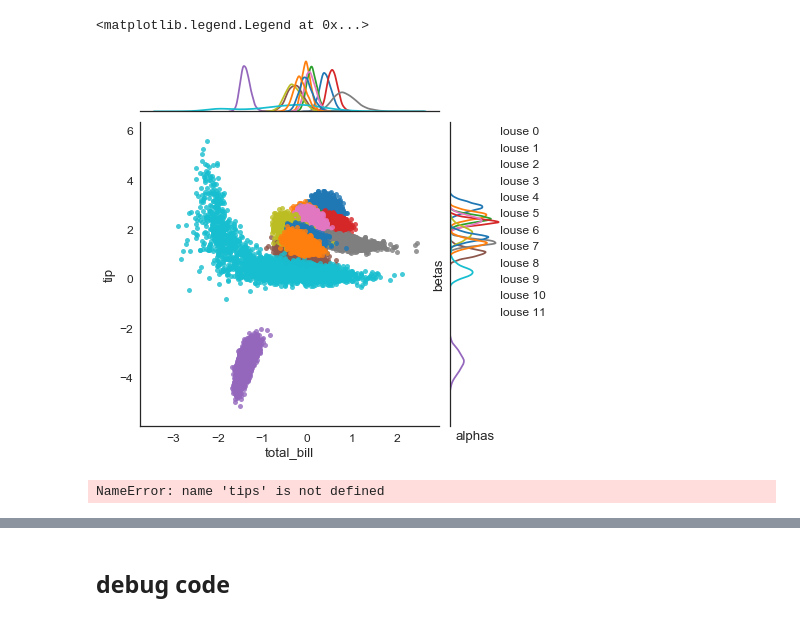
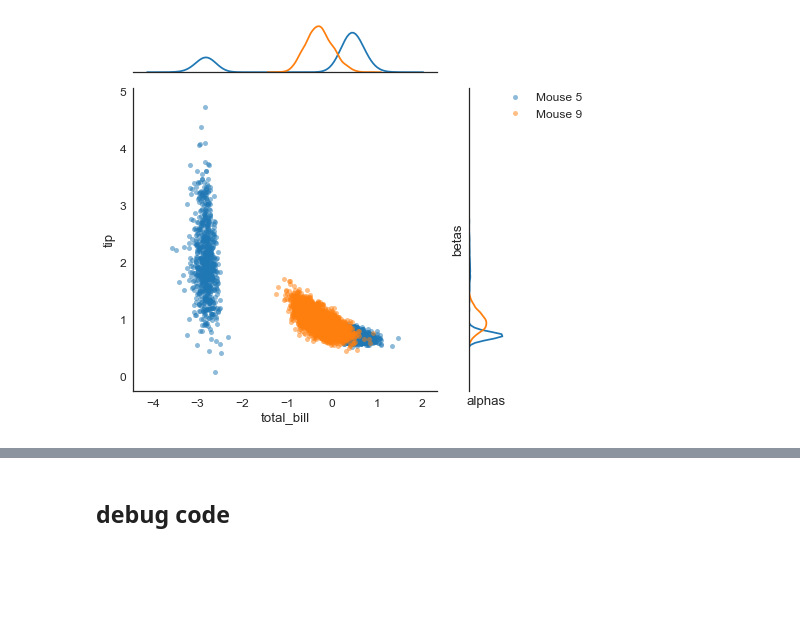
Before and after one commit to rachelstephlee/qlearning, a Jupyter notebook: BehavioralFit2.ipynb, the cells around one changed output, grey strips where cells are left out. Saved outputs shown, nothing was run; the diff lists cells and outputs as text; code cells hidden in the pictures; blank space fills up the shorter version.

```diff
--- a/BehavioralFit2.ipynb
+++ b/BehavioralFit2.ipynb
@@ -94,3 +100,3 @@ for mouse_id in np.unique(data['MouseID']):
 # %%
-df_trials = pd.DataFrame(data_t, columns = ('MouseID', 'Trial', 'Action', 'Reward', 'TrialStart', 'TrialEnd')) # , 'LeverPress'))
-df_trials['TrialLen'] = df_trials['TrialEnd'] - df_trials['TrialStart']
+df_trials = pd.DataFrame(data_t, columns = ('MouseID', 'Trial', 'Action', 'Reward', 'TrialStart',
+                                             'Session', 'RecordLoc'))
@@ -98,14 +108,14 @@ df_trials['TrialLen'] = df_trials['TrialEnd'] - df_trials['TrialStart']
 NS = len(np.unique(df_trials['MouseID']))
 
 NT = max(df_trials.groupby('MouseID').count()['Trial'])
-NT_all = df_trials.groupby('MouseID').count()['Trial'].values
+NT_all = df_trials.groupby('MouseID').count()['Trial']
 
 c_str = np.empty([NS, NT], 'str')
 r = np.empty([NS, NT], int)
 r.fill(-1) # init with nan to ensure that shorter trials dont' get false data
-for s in np.arange(NS):
-    c_str[s, :NT_all[s]] = (df_trials[df_trials['MouseID'] == s])['Action'].values
-    r[s, :NT_all[s]] = (df_trials[df_trials['MouseID'] == s])['Reward'].values
+for i, s in enumerate(np.unique(df_trials['MouseID'])):
+    c_str[i, :NT_all[s]] = (df_trials[df_trials['MouseID'] == s])['Action'].values
+    r[i, :NT_all[s]] = (df_trials[df_trials['MouseID'] == s])['Reward'].values
 
 c = np.empty([NS, NT], int)
 c.fill(-1)
@@ -113,8 +123,12 @@ c.fill(-1)
 c[c_str == 'C'] = 0;
 c[c_str == 'I'] = 1;
 
+# NT_all[0] = NT_all[0] - 2
+# r[0,:-2] = r[0, 2:]
+# c[0,:-2] = c[0, 2:]
 standata = {'NS':NS,'NT':NT,'NT_all':NT_all,
            'r':r, 'c':c}
 
 # pystan.stan_rdump(standata, 'rl_behavioral.data.R')
+# pickle.dump( standata, open( "standata.p", "wb" ) )
 # %%
@@ -171,5 +191,5 @@ convergence, Rhat=1).
 # with open(os.path.join('data/' 'StanFit.pickle'), 'wb') as fn: cPickle.dump(extract, fn)
 # %%
 import pickle
-extract = pickle.load( open( "data/StanFit.pickle", "rb" ) )
-summary = pd.DataFrame.from_csv("data/summary.csv")
+extract = pickle.load( open( "data/m1_small_seed4/StanFit_full_seed4.pickle", "rb" ) )
+summary = pd.DataFrame.from_csv("data/m1_small_seed4/summary_full_seed4.csv")
@@ -277,6 +369,6 @@ plt.title('Beta Distributions for Each Subject')
 # %%
 for s in np.arange(NS):
-    plt.hist(phi_approx(extract['alphas'][:,s]), 100, alpha = 0., label = 'Mouse {:d}'.format(s))
+    plt.hist(phi_approx(extract['alphas'][:,s]), 100, alpha = 0.8, label = 'Mouse {:d}'.format(s))
 
 
 plt.legend(bbox_to_anchor=(1.05, 1), loc=2, borderaxespad=0.)
@@ -287,21 +390,19 @@ plt.title('Alpha Distributions for Each Subject')
 # %%
+tips = sns.load_dataset("tips")
+
 alphas = extract['alphas']
 betas = extract['betas']
 g = sns.JointGrid("total_bill", "tip", tips) # FIX THIS
 
-for s in np.arange(NS):
+for s in [5, 9]: #np.arange():
 
     sns.kdeplot(alphas[:,s], ax=g.ax_marg_x, legend=False)
     sns.kdeplot(betas[:,s], ax=g.ax_marg_y, vertical=True, legend = False)
-    g.ax_joint.plot(alphas[:,s], betas[:,s], 'o', ms=5, alpha = 0.8, label = 'Mouse {:d}'.format(s))
+    g.ax_joint.plot(alphas[:,s], betas[:,s], 'o', ms=5, alpha = 0.5, label = 'Mouse {:d}'.format(s))
 
 plt.xlabel('alphas')
 plt.ylabel('betas')
-g.ax_joint.legend(bbox_to_anchor=(1.05, 1), loc=2, borderaxespad=0.)
+g.ax_joint.legend(bbox_to_anchor=(1.2, 1), loc=2, borderaxespad=0.)
+plt.tight_layout()
 # %% [output]
-<matplotlib.legend.Legend at 0x...>
-[figure, old version]
+[figure, new version]
-# %%
-tips
-# %% [output]
-NameError: name 'tips' is not defined
```
Also changed, not shown: parts of 20 cells of this notebook, 2 other files.
